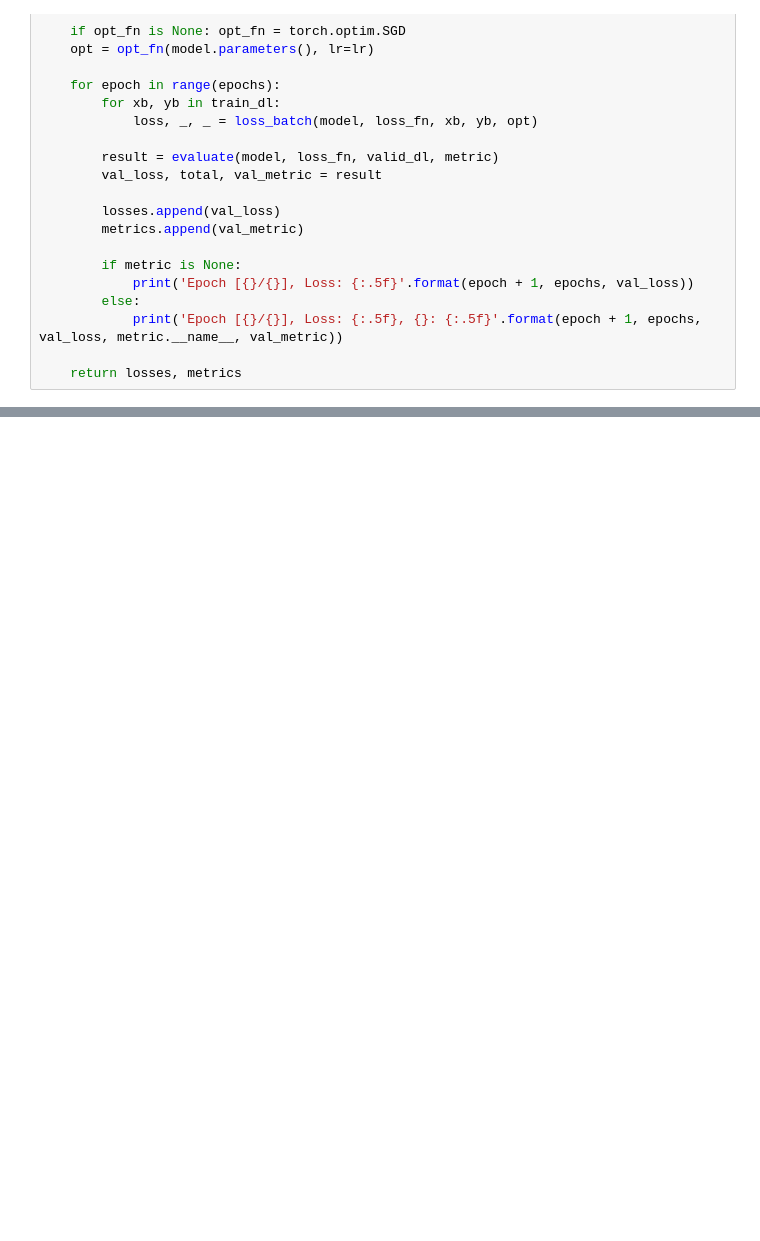
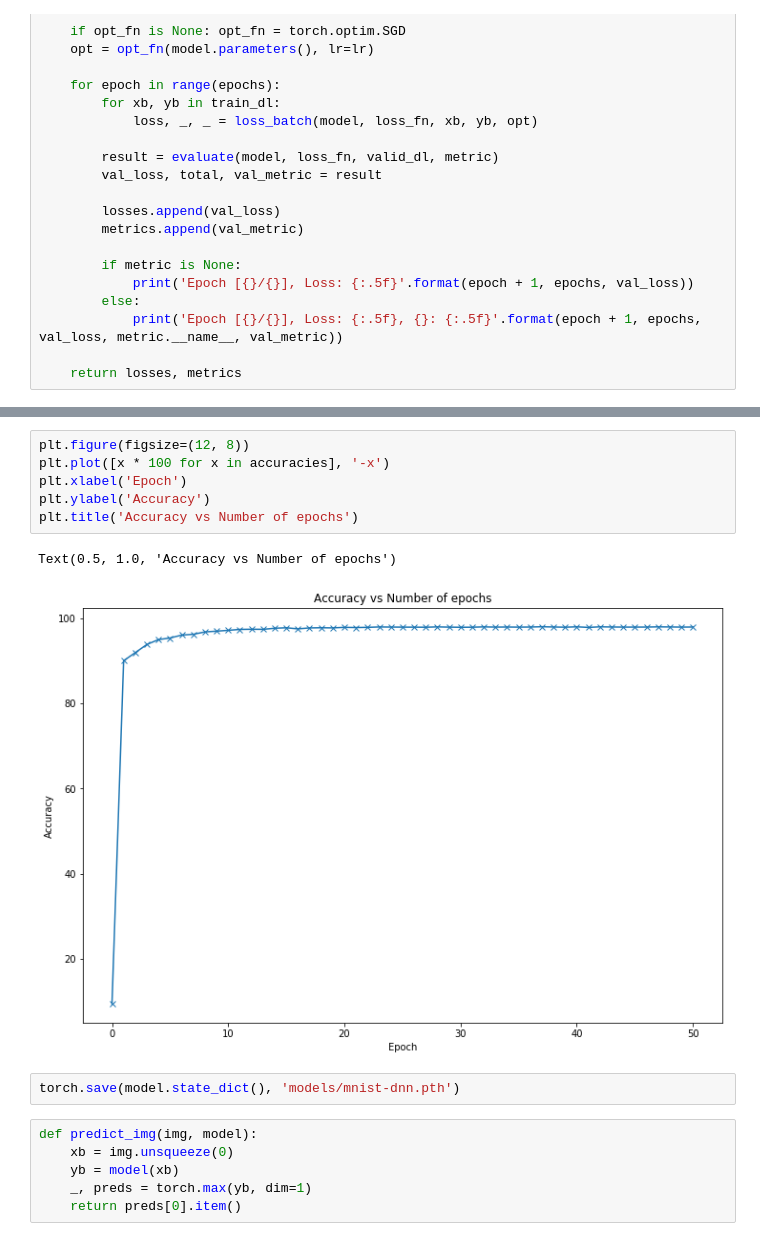
Before and after one commit to ShuklaJt11/ml-learning, a Jupyter notebook: Pytorch/pytorch_images_gpu_dnn.ipynb, the cells around one changed output, grey strips where cells are left out. Saved outputs shown, nothing was run; the diff lists cells and outputs as text; blank space fills up the shorter version.

Commit message:
PyTorch: MNIST Deep Neural Network (Done)

```diff
--- a/Pytorch/pytorch_images_gpu_dnn.ipynb
+++ b/Pytorch/pytorch_images_gpu_dnn.ipynb
@@ -180,0 +269,17 @@ def fit(epochs, lr, model, loss_fn, train_dl, valid_dl, opt_fn=None, metric=None
+# %%
+plt.figure(figsize=(12, 8))
+plt.plot([x * 100 for x in accuracies], '-x')
+plt.xlabel('Epoch')
+plt.ylabel('Accuracy')
+plt.title('Accuracy vs Number of epochs')
+# %% [output]
+Text(0.5, 1.0, 'Accuracy vs Number of epochs')
+[figure, added]
+# %%
+torch.save(model.state_dict(), 'models/mnist-dnn.pth')
+# %%
+def predict_img(img, model):
+    xb = img.unsqueeze(0)
+    yb = model(xb)
+    _, preds = torch.max(yb, dim=1)
+    return preds[0].item()
```
Also changed, not shown: parts of 17 cells of this notebook.
